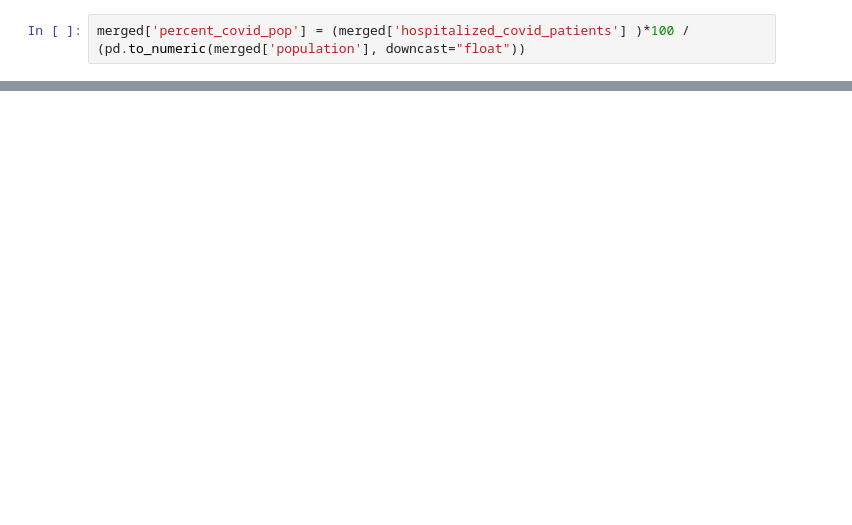
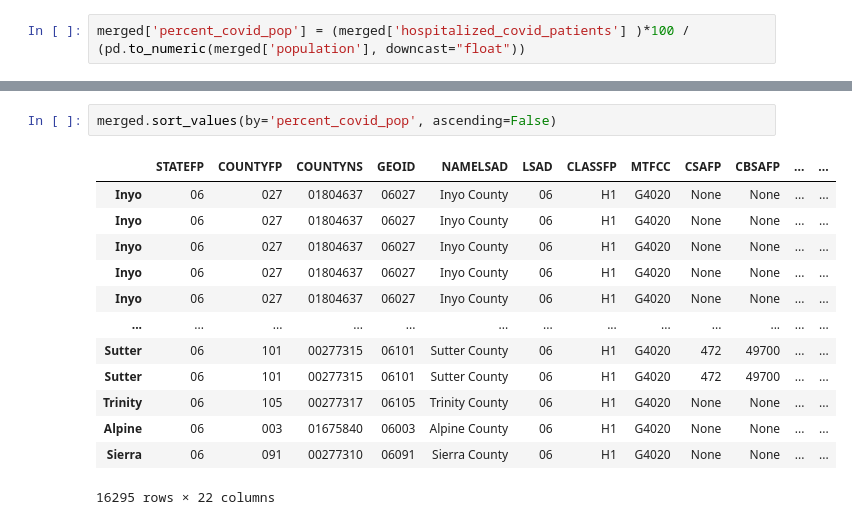
Before and after one commit to lettywu/COVID-19-vaccinations, a Jupyter notebook: rahul/EDA-Hospital by County-Rahul-Parab.ipynb, the cells around one changed output, grey strips where cells are left out. Drawn from its saved outputs; the diff is of its cells as text; blank space fills up the shorter version.

```diff
--- a/rahul/EDA-Hospital by County-Rahul-Parab.ipynb
+++ b/rahul/EDA-Hospital by County-Rahul-Parab.ipynb
@@ -247,0 +176,16 @@ fig.savefig('testmap.png', dpi=500)
+# %%
+merged.sort_values(by='percent_covid_pop', ascending=False)
+# %% [output]
+|  | STATEFP | COUNTYFP | COUNTYNS | GEOID | NAMELSAD | LSAD | CLASSFP | MTFCC | CSAFP | CBSAFP | ... | ... |
+| Inyo | 06 | 027 | 01804637 | 06027 | Inyo County | 06 | H1 | G4020 | None | None | ... | ... |
+| Inyo | 06 | 027 | 01804637 | 06027 | Inyo County | 06 | H1 | G4020 | None | None | ... | ... |
+| Inyo | 06 | 027 | 01804637 | 06027 | Inyo County | 06 | H1 | G4020 | None | None | ... | ... |
+| Inyo | 06 | 027 | 01804637 | 06027 | Inyo County | 06 | H1 | G4020 | None | None | ... | ... |
+| Inyo | 06 | 027 | 01804637 | 06027 | Inyo County | 06 | H1 | G4020 | None | None | ... | ... |
+| ... | ... | ... | ... | ... | ... | ... | ... | ... | ... | ... | ... | ... |
+| Sutter | 06 | 101 | 00277315 | 06101 | Sutter County | 06 | H1 | G4020 | 472 | 49700 | ... | ... |
+| Sutter | 06 | 101 | 00277315 | 06101 | Sutter County | 06 | H1 | G4020 | 472 | 49700 | ... | ... |
+| Trinity | 06 | 105 | 00277317 | 06105 | Trinity County | 06 | H1 | G4020 | None | None | ... | ... |
+| Alpine | 06 | 003 | 01675840 | 06003 | Alpine County | 06 | H1 | G4020 | None | None | ... | ... |
+| Sierra | 06 | 091 | 00277310 | 06091 | Sierra County | 06 | H1 | G4020 | None | None | ... | ... |
+16295 rows × 22 columns
```
Also changed, not shown: parts of 26 cells of this notebook, 2 other files.
